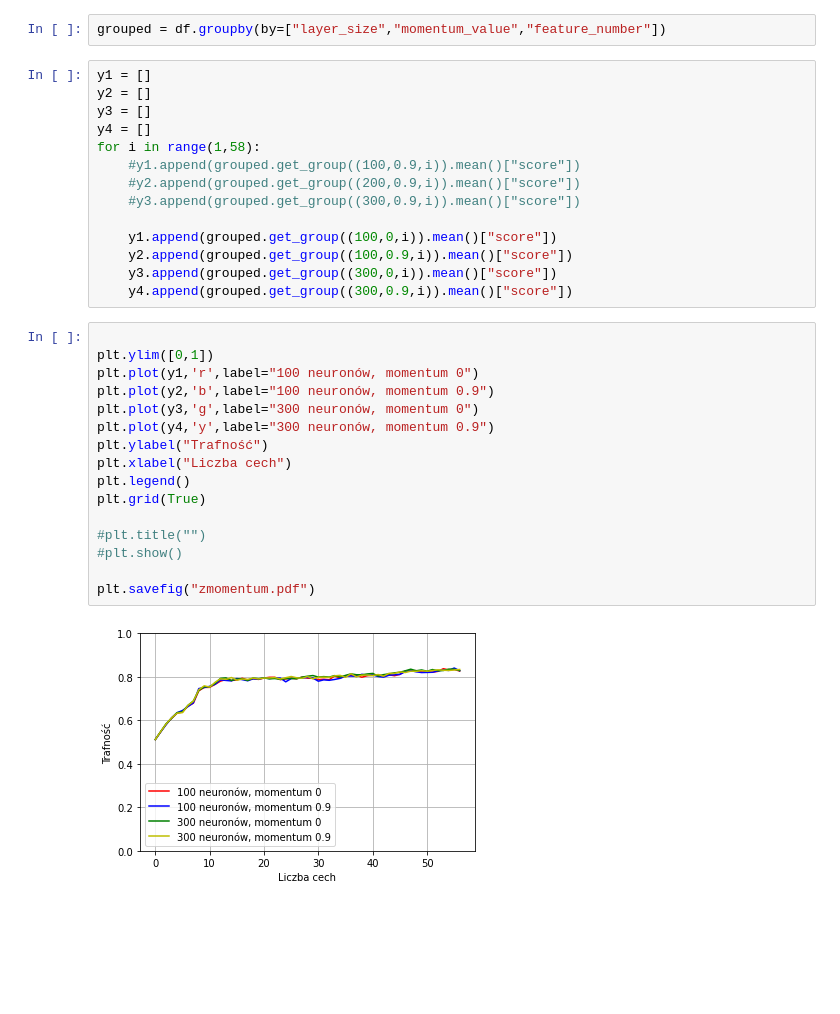
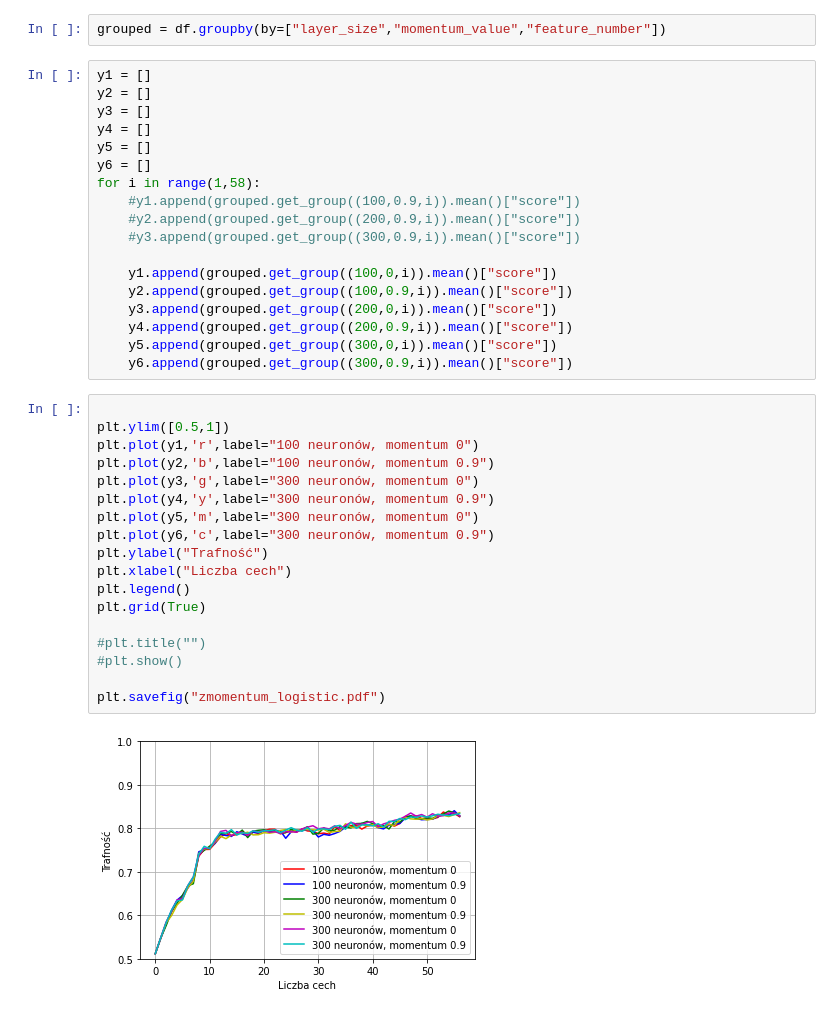
Before and after one commit to tozawadzki/Herzinfarkt, a Jupyter notebook: analysis.ipynb, the cells around one changed output. Drawn from its saved outputs; the diff is of its cells as text; blank space fills up the shorter version.

```diff
--- a/analysis.ipynb
+++ b/analysis.ipynb
@@ -208,6 +208,8 @@ y1 = []
 y2 = []
 y3 = []
 y4 = []
+y5 = []
+y6 = []
 for i in range(1,58):
     #y1.append(grouped.get_group((100,0.9,i)).mean()["score"])
     #y2.append(grouped.get_group((200,0.9,i)).mean()["score"])
@@ -215,23 +217,27 @@ for i in range(1,58):
 
     y1.append(grouped.get_group((100,0,i)).mean()["score"])
     y2.append(grouped.get_group((100,0.9,i)).mean()["score"])
-    y3.append(grouped.get_group((300,0,i)).mean()["score"])
-    y4.append(grouped.get_group((300,0.9,i)).mean()["score"])
+    y3.append(grouped.get_group((200,0,i)).mean()["score"])
+    y4.append(grouped.get_group((200,0.9,i)).mean()["score"])
+    y5.append(grouped.get_group((300,0,i)).mean()["score"])
+    y6.append(grouped.get_group((300,0.9,i)).mean()["score"])
 # %%
 
-plt.ylim([0,1])
+plt.ylim([0.5,1])
 plt.plot(y1,'r',label="100 neuronów, momentum 0")
 plt.plot(y2,'b',label="100 neuronów, momentum 0.9")
 plt.plot(y3,'g',label="300 neuronów, momentum 0")
 plt.plot(y4,'y',label="300 neuronów, momentum 0.9")
+plt.plot(y5,'m',label="300 neuronów, momentum 0")
+plt.plot(y6,'c',label="300 neuronów, momentum 0.9")
 plt.ylabel("Trafność")
 plt.xlabel("Liczba cech")
 plt.legend()
 plt.grid(True)
 
 #plt.title("")
 #plt.show()
 
-plt.savefig("zmomentum.pdf")
+plt.savefig("zmomentum_logistic.pdf")
 # %% [output]
-[figure, old version]
+[figure, new version]
```
